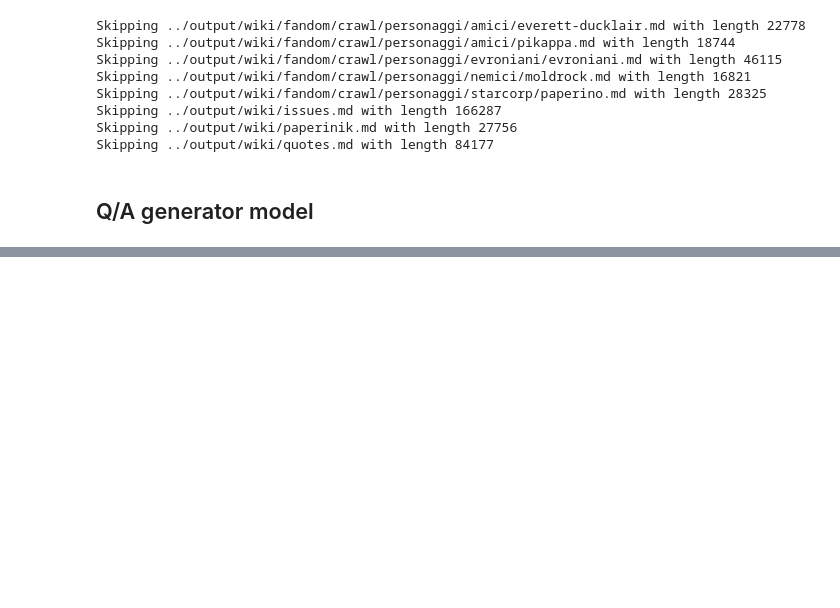
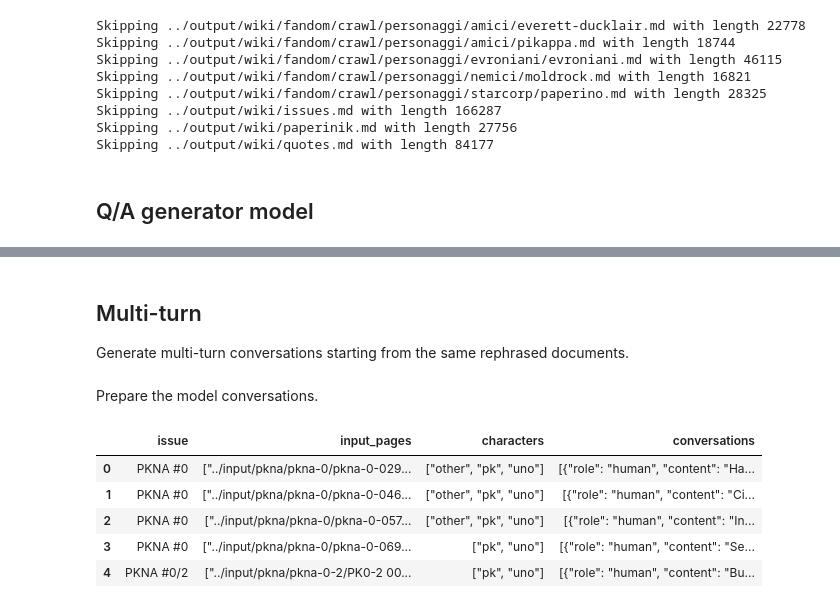
Before and after one commit to mbrt/pkna-uno, a Jupyter notebook: dspy-synthetic-v2.ipynb, the cells around one changed output, grey strips where cells are left out. Drawn from its saved outputs; the diff is of its cells as text; code cells hidden in the pictures; blank space fills up the shorter version.

Commit message:
Generate multi-turn

```diff
--- a/dspy-synthetic-v2.ipynb
+++ b/dspy-synthetic-v2.ipynb
@@ -35,6 +35,8 @@ INPUT_DOCS = sorted([
     for d in INPUT_DIRS
     for path in d.glob("*.md")
 ])
+
+INPUT_MODEL_CONVERSATIONS = Path("../output/dataset/dspy-dataset.csv")
 # %% [markdown]
 ## Chunking
 # %%
@@ -612,3 +614,7 @@ def generate_qa(input_path: Path) -> None:
 input_docs = [path for path in (OUTPUT_DIR / "rephrased").glob("**/*.md")]
 for path in tqdm(input_docs, desc="Generating QA pairs"):
     generate_qa(path)
+# %% [markdown]
+## Multi-turn
+
+Generate multi-turn conversations starting from the same rephrased documents.
@@ -614,0 +726,14 @@ for path in tqdm(input_docs, desc="Generating QA pairs"):
+# %% [markdown]
+Prepare the model conversations.
+# %%
+import pandas as pd
+
+model_convos_df = pd.read_csv(INPUT_MODEL_CONVERSATIONS)
+model_convos_df.head()
+# %% [output]
+|  | issue | input_pages | characters | conversations |
+| 0 | PKNA #0 | ["../input/pkna/pkna-0/pkna-0-029... | ["other", "pk", "uno"] | [{"role": "human", "content": "Ha... |
+| 1 | PKNA #0 | ["../input/pkna/pkna-0/pkna-0-046... | ["other", "pk", "uno"] | [{"role": "human", "content": "Ci... |
+| 2 | PKNA #0 | ["../input/pkna/pkna-0/pkna-0-057... | ["other", "pk", "uno"] | [{"role": "human", "content": "In... |
+| 3 | PKNA #0 | ["../input/pkna/pkna-0/pkna-0-069... | ["pk", "uno"] | [{"role": "human", "content": "Se... |
+| 4 | PKNA #0/2 | ["../input/pkna/pkna-0-2/PK0-2 00... | ["pk", "uno"] | [{"role": "human", "content": "Bu... |
```
Also changed, not shown: parts of 14 cells of this notebook.
